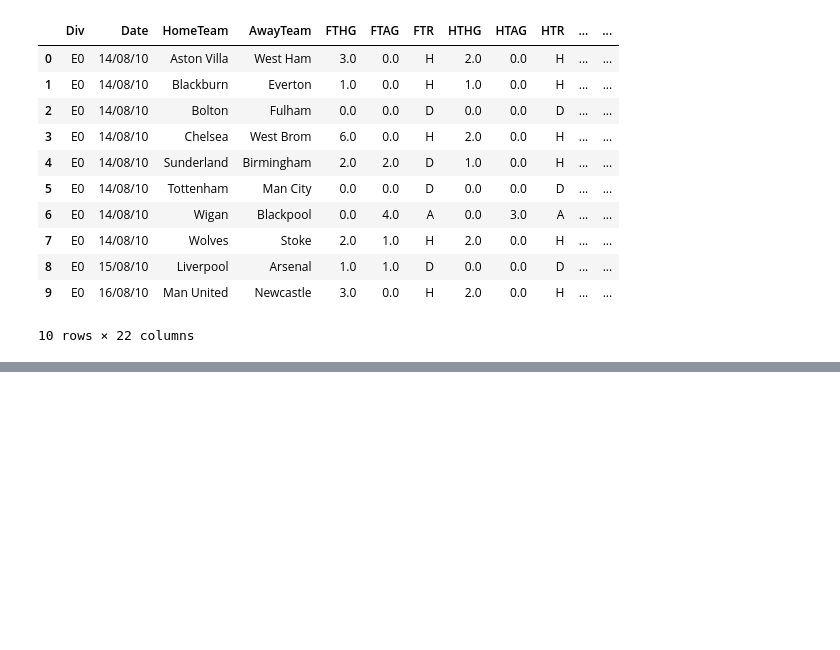
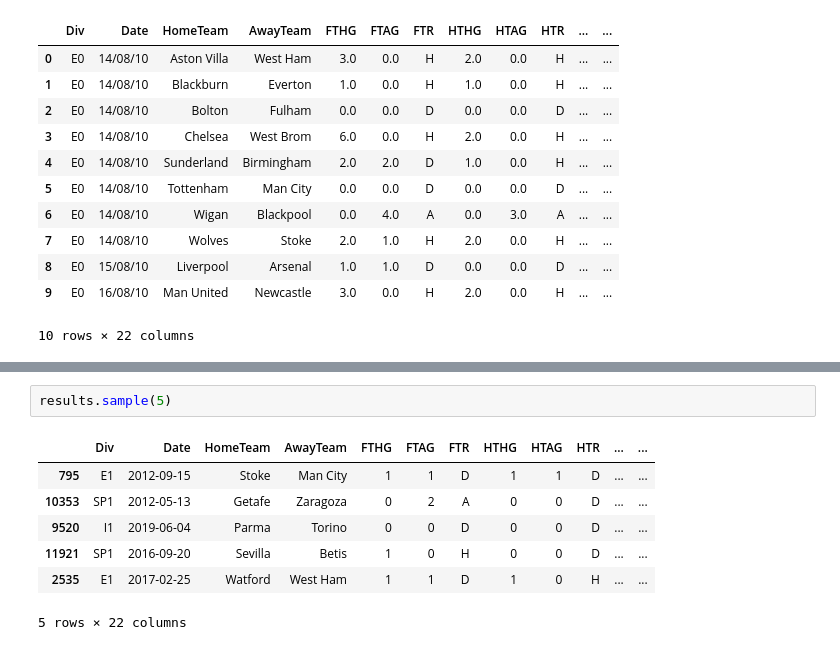
Before and after one commit to michapries/bachelors-thesis, a Jupyter notebook: initial_notebook.ipynb, the cells around one changed output, grey strips where cells are left out. Saved outputs shown, nothing was run; the diff lists cells and outputs as text; blank space fills up the shorter version.

```diff
--- a/initial_notebook.ipynb
+++ b/initial_notebook.ipynb
@@ -39,0 +98,10 @@ results[results['HY'].isnull()]
+# %%
+results.sample(5)
+# %% [output]
+|  | Div | Date | HomeTeam | AwayTeam | FTHG | FTAG | FTR | HTHG | HTAG | HTR | ... | ... |
+| 795 | E1 | 2012-09-15 | Stoke | Man City | 1 | 1 | D | 1 | 1 | D | ... | ... |
+| 10353 | SP1 | 2012-05-13 | Getafe | Zaragoza | 0 | 2 | A | 0 | 0 | D | ... | ... |
+| 9520 | I1 | 2019-06-04 | Parma | Torino | 0 | 0 | D | 0 | 0 | D | ... | ... |
+| 11921 | SP1 | 2016-09-20 | Sevilla | Betis | 1 | 0 | H | 0 | 0 | D | ... | ... |
+| 2535 | E1 | 2017-02-25 | Watford | West Ham | 1 | 1 | D | 1 | 0 | H | ... | ... |
+5 rows × 22 columns
```
Also changed, not shown: parts of 20 cells of this notebook.
